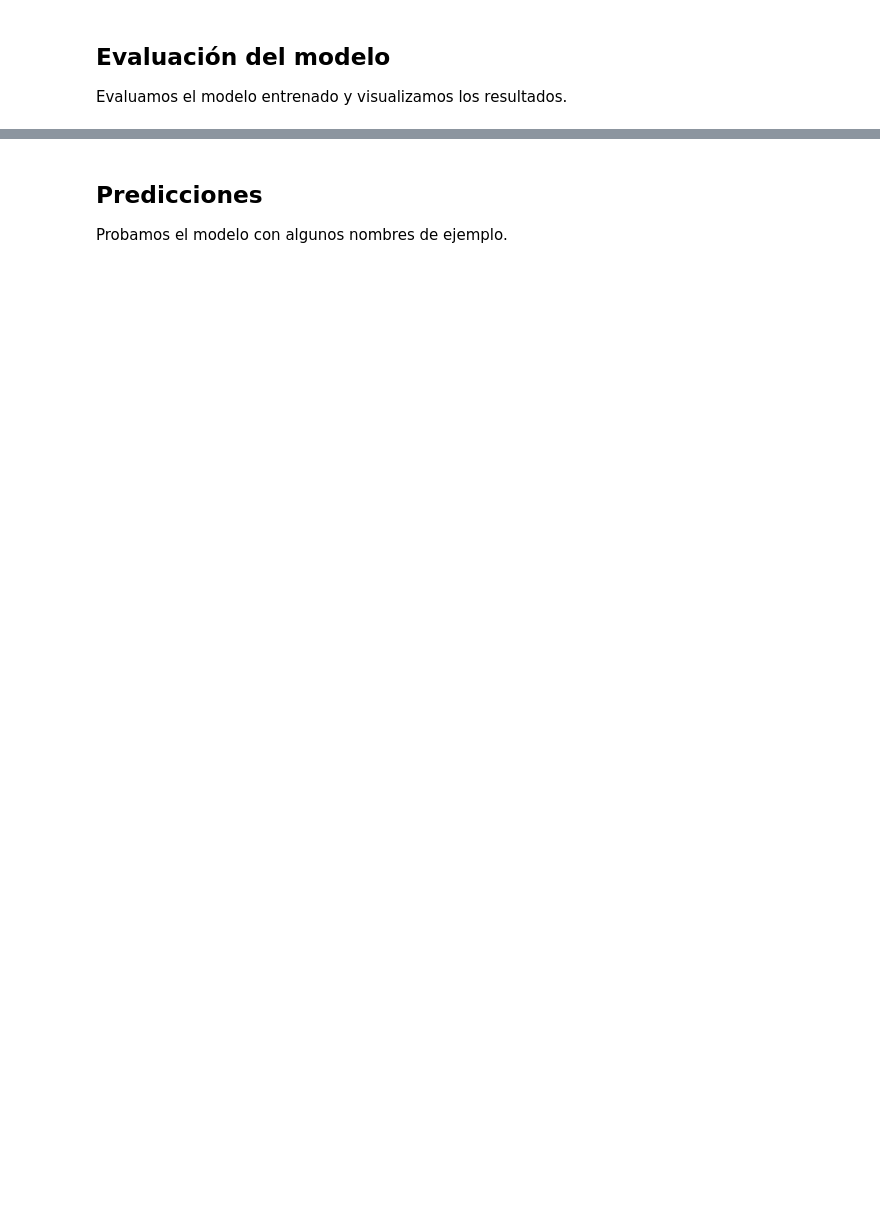
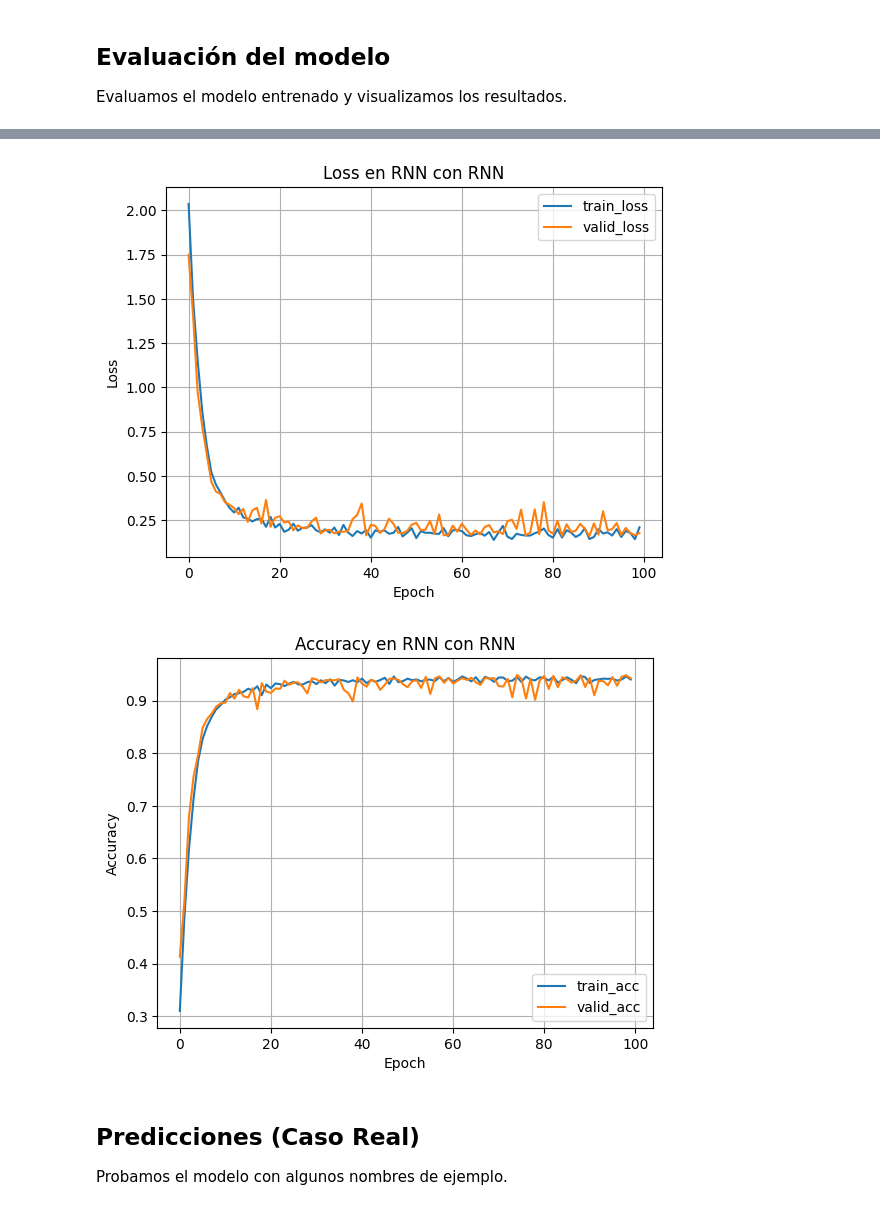
Before and after one commit to ericmaster/rnn-classifier, a Jupyter notebook: rnn-classifier.ipynb, the cells around one changed output, grey strips where cells are left out. Drawn from its saved outputs; the diff is of its cells as text; code cells hidden in the pictures; blank space fills up the shorter version.

```diff
--- a/rnn-classifier.ipynb
+++ b/rnn-classifier.ipynb
@@ -204,5 +233,54 @@ NameError: name 'model' is not defined
+# %%
+import pandas as pd
+
+for base_model in base_models:
+    # metrics = pd.read_csv(f"{trainers[base_model].logger.log_dir}/metrics.csv")
+
+    # Concatenate metric files from all versions for the given model
+    log_dir = f"logs/rnn-classifier/{base_model}"
+    all_metrics = []
+
+    if not os.path.exists(log_dir):
+        print(f"No se encontró el directorio de logs para el modelo {base_model}. Saltando visualización.")
+        continue
+    for version in os.listdir(log_dir):
+        if not version.startswith("version_"):
+            continue
+        version_dir = os.path.join(log_dir, version)
+        metrics_file = os.path.join(version_dir, "metrics.csv")
+        if os.path.exists(metrics_file):
+            df = pd.read_csv(metrics_file)
+            all_metrics.append(df)
+
+    if not all_metrics:
+        print(f"No se encontraron archivos de métricas para el modelo {base_model}. Saltando visualización.")
+        continue
+
+    metrics = pd.concat(all_metrics, ignore_index=True)
+
+    aggreg_metrics = []
+    agg_col = "epoch"
+    for i, dfg in metrics.groupby(agg_col):
+        agg = dict(dfg.mean())
+        agg[agg_col] = i
+        aggreg_metrics.append(agg)
+
+    df_metrics = pd.DataFrame(aggreg_metrics)
+    df_metrics[["train_loss", "valid_loss"]].plot(
+        grid=True, legend=True, xlabel="Epoch", ylabel="Loss", title=f"Loss en RNN con {base_model.upper()}"
+    )
+    df_metrics[["train_acc", "valid_acc"]].plot(
+        grid=True, legend=True, xlabel="Epoch", ylabel="Accuracy", title=f"Accuracy en RNN con {base_model.upper()}"
+    )
+
+    plt.show()
+
+    # Print confusion matrix
+# %% [output]
+[figure, added]
+[figure, added]
 # %% [markdown]
-## Predicciones
+## Predicciones (Caso Real)
 
 Probamos el modelo con algunos nombres de ejemplo.
 # %%
```
Also changed, not shown: parts of 8 cells of this notebook, 4 other files.
